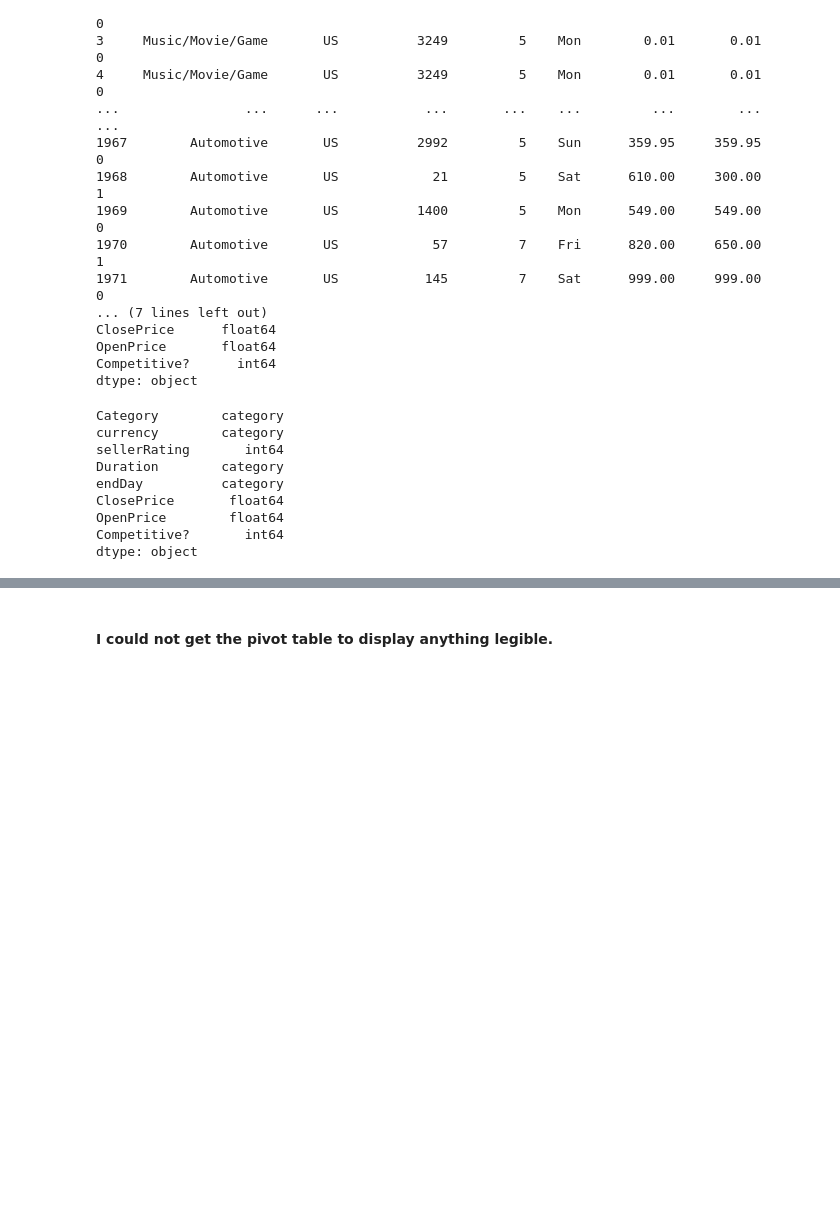
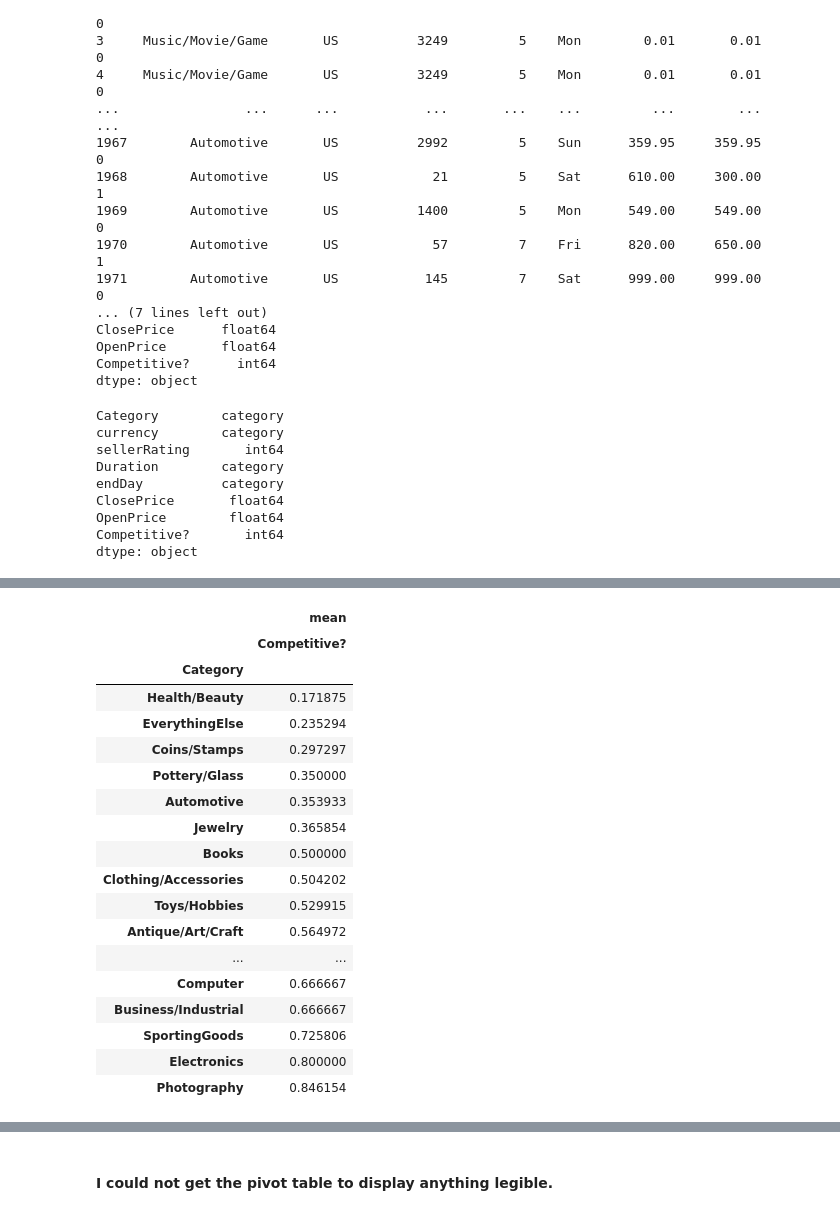
Before and after one commit to wolfesamk/MSBA-207, a Jupyter notebook: Homework/MSBA 207 Chapter 10A.ipynb, the cells around one changed output, grey strips where cells are left out. Saved outputs shown, nothing was run; the diff lists cells and outputs as text; code cells hidden in the pictures; blank space fills up the shorter version.

```diff
--- a/Homework/MSBA 207 Chapter 10A.ipynb
+++ b/Homework/MSBA 207 Chapter 10A.ipynb
@@ -211,0 +157,23 @@ table
+# %%
+table1 = pd.pivot_table(ebay_df, index=['Category'], values='Competitive?', aggfunc=[np.mean]).sort_values(by=[('mean','Competitive?')])
+table1
+# %% [output]
+|  | mean |
+|  | Competitive? |
+| Category |  |
+| Health/Beauty | 0.171875 |
+| EverythingElse | 0.235294 |
+| Coins/Stamps | 0.297297 |
+| Pottery/Glass | 0.350000 |
+| Automotive | 0.353933 |
+| Jewelry | 0.365854 |
+| Books | 0.500000 |
+| Clothing/Accessories | 0.504202 |
+| Toys/Hobbies | 0.529915 |
+| Antique/Art/Craft | 0.564972 |
+| ... | ... |
+| Computer | 0.666667 |
+| Business/Industrial | 0.666667 |
+| SportingGoods | 0.725806 |
+| Electronics | 0.800000 |
+| Photography | 0.846154 |
```
Also changed, not shown: parts of 25 cells of this notebook, 1 other file.
